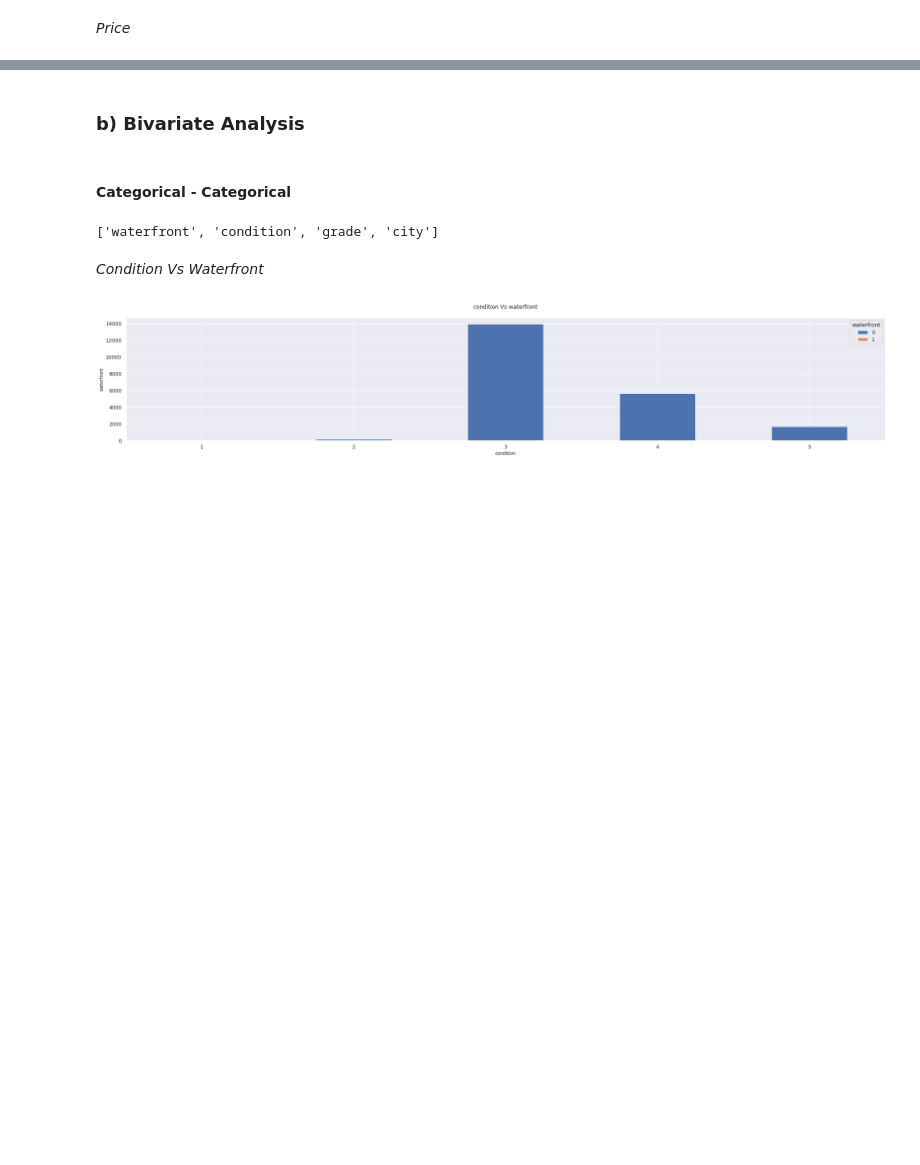
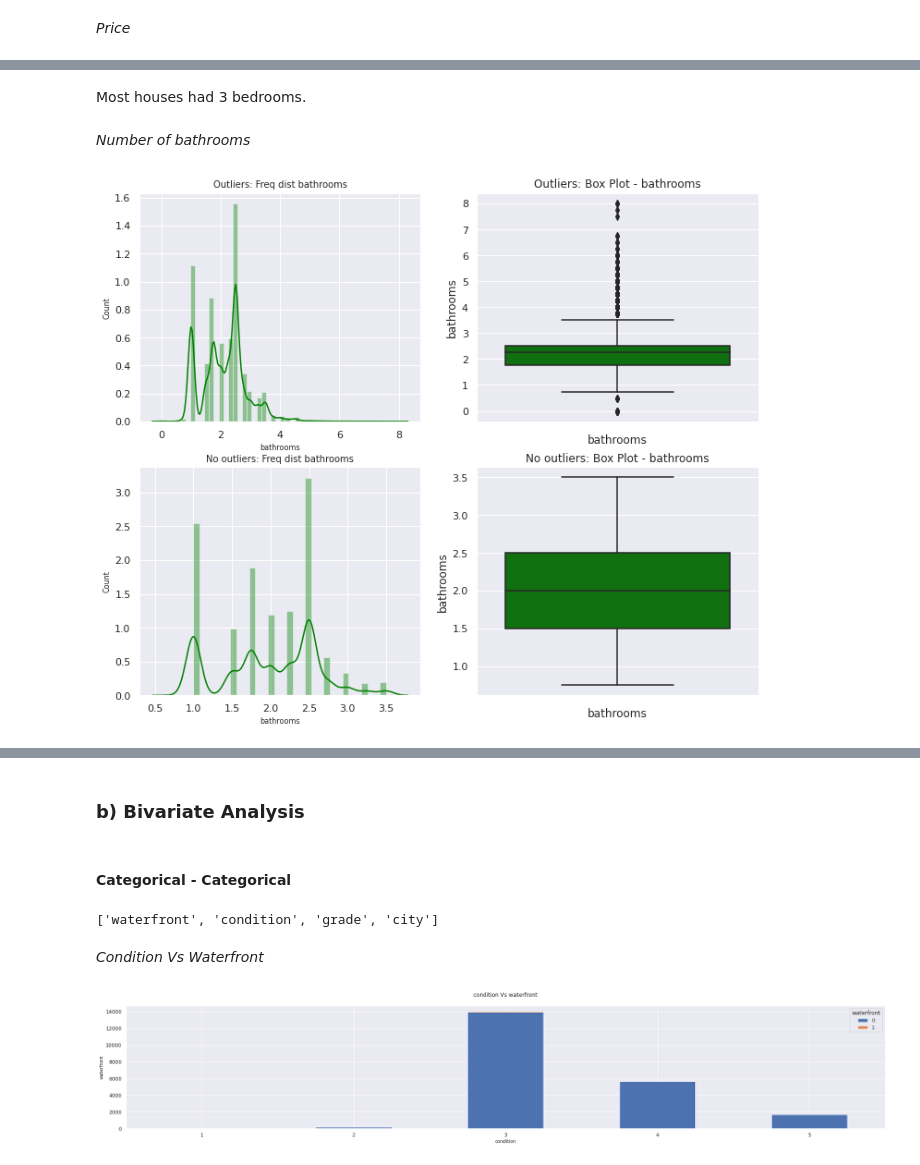
Before and after one commit to deborahmasibo/House-Price-Prediction, a Jupyter notebook: Housing_Prices.ipynb, the cells around one changed output, grey strips where cells are left out. Drawn from its saved outputs; the diff is of its cells as text; code cells hidden in the pictures; blank space fills up the shorter version.

```diff
--- a/Housing_Prices.ipynb
+++ b/Housing_Prices.ipynb
@@ -790,0 +673,9 @@ NumericalPlots(columns[12], house_price, house_price_no)
+# %% [markdown]
+Most houses had 3 bedrooms.
+# %% [markdown]
+*Number of bathrooms*
+# %%
+# Number of bathrooms column
+NumericalPlots(columns[2], house_price, house_price_no)
+# %% [output]
+[figure, added]
```
Also changed, not shown: parts of 63 cells of this notebook.
